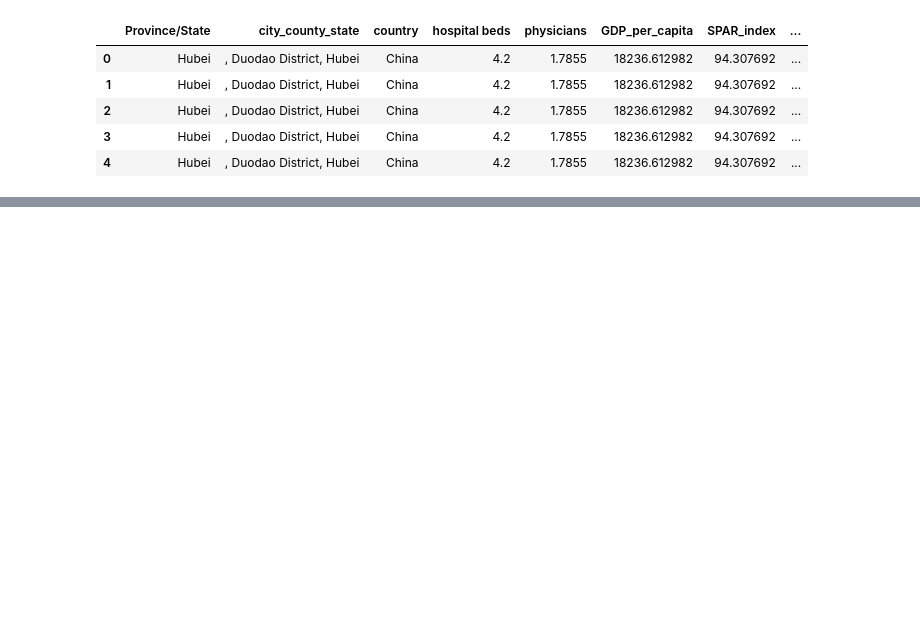
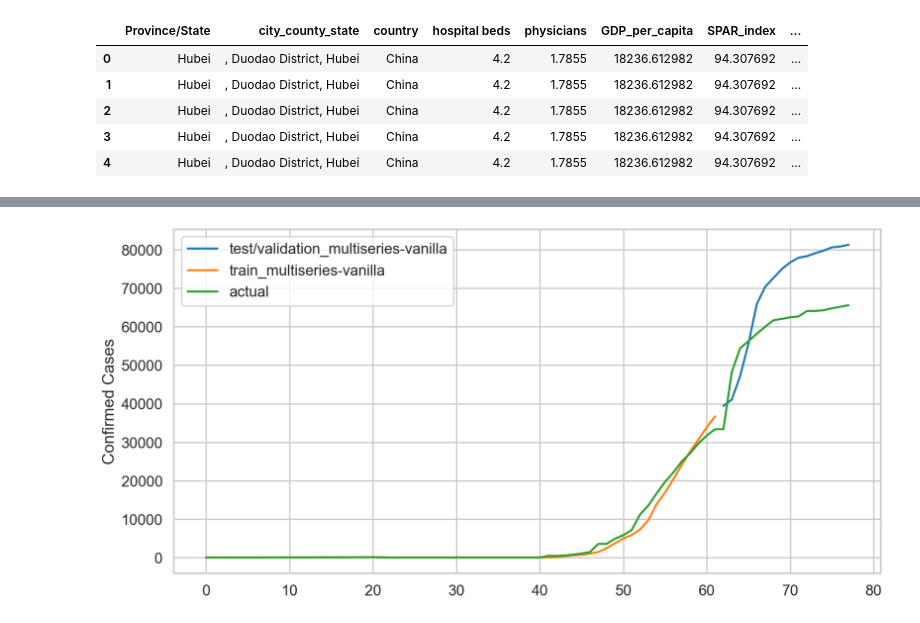
Before and after one commit to gksidhu/Capstone, a Jupyter notebook: LSTM Models.ipynb, the cells around one changed output, grey strips where cells are left out. Drawn from its saved outputs; the diff is of its cells as text; code cells hidden in the pictures; blank space fills up the shorter version.

```diff
--- a/LSTM Models.ipynb
+++ b/LSTM Models.ipynb
@@ -406,0 +614,10 @@ model.add(Dense(1))
+# %%
+# horizontally stack columns
+ar = np.empty(input_seqs[44].shape)
+for i in input_seqs:
+    inp = input_seqs[i]
+    ar = np.append(ar, inp, axis=1)
+
+ar = np.append(ar, output_seq, axis=1)
+
+ar.shape
@@ -406,0 +626,14 @@ model.add(Dense(1))
+# %%
+n_steps = 3
+
+X, y = split_sequences(ar, n_steps)
+print(X.shape, y.shape)
+
+# summarize the data
+# for i in range(len(X)):
+#     print(X[i], y[i])
+
+trainX = X[:int(train_size*len(X))]
+trainy = y[:int(train_size*len(y))]
+testX = X[int(train_size*len(X)):]
+testy = y[int(train_size*len(y)):]
@@ -406,0 +642,9 @@ model.add(Dense(1))
+# %%
+# Vanilla
+n_features = X.shape[2]
+
+model = Sequential()
+model.add(LSTM(50, activation='relu', input_shape=(n_steps, n_features)))
+model.add(Dense(1))
+model.compile(optimizer='adam', loss='mse')
+model.fit(trainX, trainy, epochs=200, verbose=1, validation_data = (testX, testy))
@@ -406,0 +672,3 @@ model.add(Dense(1))
+# %%
+yhat_6 = model.predict(testX, verbose=1)
+y_train_pred_6 = model.predict(trainX, verbose = 1)
@@ -406,0 +678,10 @@ model.add(Dense(1))
+# %%
+plt.figure(figsize=(14,7))
+plt.plot(range(len(y_train_pred), len(y)), yhat_6, label = 'test/validation_multiseries-vanilla')
+plt.plot(y_train_pred_6, label = 'train_multiseries-vanilla')
+plt.plot(y, label = 'actual')
+plt.ylabel('Confirmed Cases')
+plt.legend()
+plt.show()
+# %% [output]
+[figure, added]
```
Also changed, not shown: parts of 152 cells of this notebook, 1 other file.
